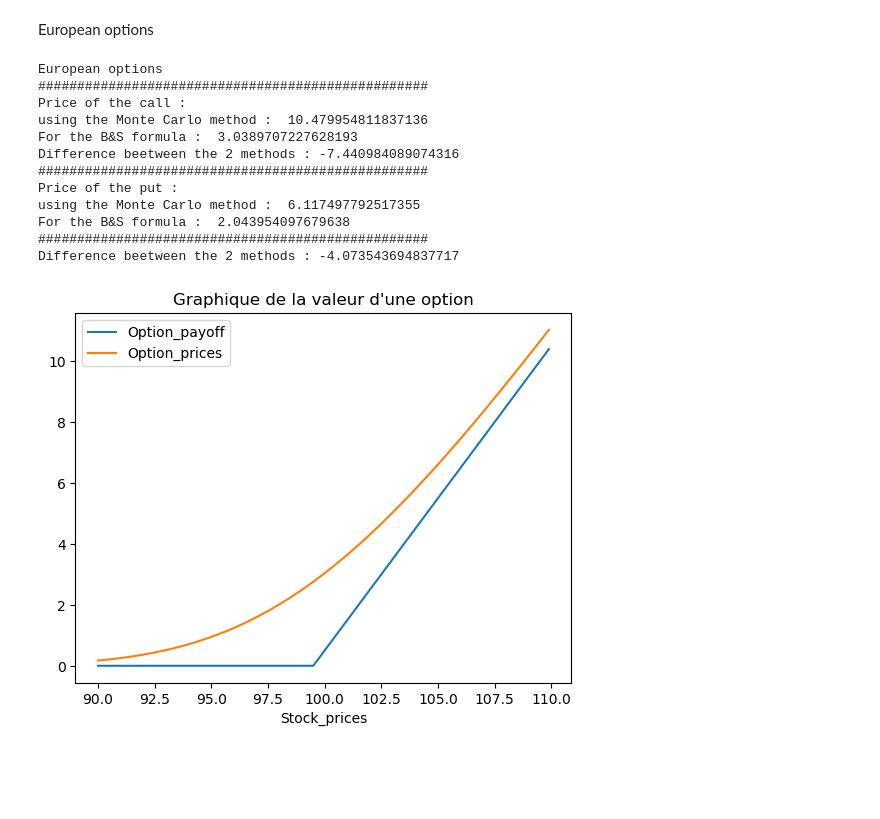
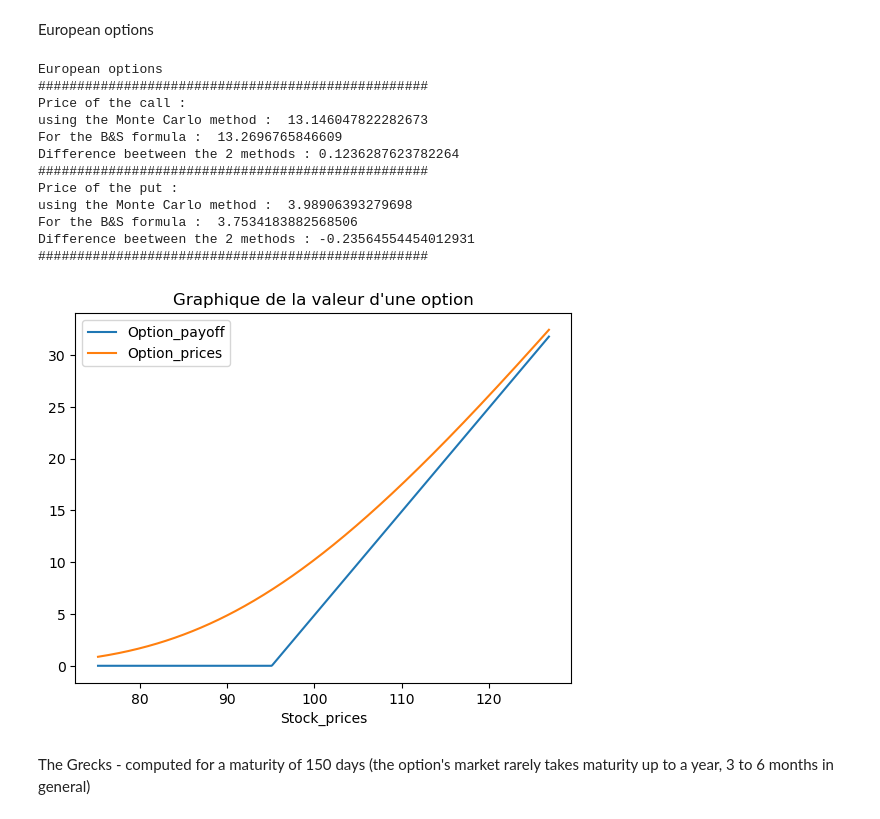
Before and after one commit to NicolasWalpoel/Finance_project, a Jupyter notebook: Option_pricing.ipynb, the cells around one changed output. Drawn from its saved outputs; the diff is of its cells as text; code cells hidden in the pictures; blank space fills up the shorter version.

```diff
--- a/Option_pricing.ipynb
+++ b/Option_pricing.ipynb
@@ -22,12 +20,11 @@ B&S model for vailla option pricing
 # %%
 ####### Model's parameters
 S = 100
-T = 25     # Time to maturity in days
+T = 250     # Time to maturity in days
 t = T/250    # Time to maturity in years counting 250 trading days
 r = 0.05
 vol = 0.20
 K = 100 * exp(-r*t)
-sigma = sqrt(vol)
 # %%
 def Actif_diffusion(Stock_price, rate, Vol, dt) :
     #dSt = rSt*dt + Vol*dWt
@@ -44,8 +41,7 @@ def Actif_diffusion(Stock_price, rate, Vol, dt) :
 # plt.show()
 
 ####### Monte Carlo for price diffusion in the B&S model
-Nombre_de_lancer = 100
-
+Nombre_de_lancer = 1000
 N_Stocks = []
 for num_difu in range(0, Nombre_de_lancer) :
     Stock = [S]
@@ -65,7 +61,6 @@ Final_prices = pd.DataFrame(N_Stocks).transpose().loc[T - 1]
 European options
 # %%
 ## In continuous time and trading for 250 days within a year
-Fwd_Payoff = Final_prices[:] - exp(-r*t)
 Call_Payoff = [max(x - K, 0) for x in Final_prices]
 Put_Payoff = [max(K - x, 0) for x in Final_prices]
 
@@ -84,40 +79,40 @@ print("#" * 50)
 print("Price of the call :")
 print("using the Monte Carlo method : ", Call_Price_Monte_Carlo)
 print("For the B&S formula : ", Call_Price_static)
 print("Difference beetween the 2 methods :", Call_Price_static - Call_Price_Monte_Carlo)
 print("#" * 50)
 print("Price of the put :")
 print("using the Monte Carlo method : ", Put_Price_Monte_Carlo)
 print("For the B&S formula : ", Put_Price_static)
+print("Difference beetween the 2 methods :", Put_Price_static - Put_Price_Monte_Carlo)
 print("#" * 50)
-print("Difference beetween the 2 methods :", Put_Price_static - Put_Price_Monte_Carlo)
 print("\n" )
 
 ## Graphs for the option value (intrinsic and payoff)
 Options = {"Stock_prices" : [], "Option_payoff" : [], "Option_prices" : []}
-Options["Stock_prices"] = [S + i/10.0 for i in range(-100, 100, 1)]
+Options["Stock_prices"] = [S + i/10.0 for i in range(-round(np.log(T) * 45), round(np.log(T)) * 45, 1)]
 # We use this technic in order to make small incrementes of S, if not we get cases where the payoff function is not linear after K
 # One can try using : Options["Stock_prices"] = [i for i in range(S-20, S+20, 1)]
 Options["Option_payoff"] = [max(i - K, 0) for i in Options["Stock_prices"]]
 
 for Stock_price in Options["Stock_prices"] :
     d1 = (log(Stock_price/K) + (r + (vol**2)/2) * t) / (vol * sqrt(t))
     d2 = d1 - vol * sqrt(t)
-    Options["Option_prices"].append(Stock_price*norm.cdf(d1) - K*exp(-r*t)*norm.cdf(d2))
+    Options["Option_prices"].append(Stock_price*norm.cdf(d1) - K*norm.cdf(d2))
 
 pd.DataFrame(Options).set_index("Stock_prices").plot(title = "Graphique de la valeur d'une option")
 plt.show()
 # %% [output]
 European options
 ##################################################
 Price of the call :
-using the Monte Carlo method :  10.479954811837136
-For the B&S formula :  3.0389707227628193
-Difference beetween the 2 methods : -7.440984089074316
+using the Monte Carlo method :  13.146047822282673
+For the B&S formula :  13.2696765846609
+Difference beetween the 2 methods : 0.1236287623782264
 ##################################################
 Price of the put :
-using the Monte Carlo method :  6.117497792517355
-For the B&S formula :  2.043954097679638
+using the Monte Carlo method :  3.98906393279698
+For the B&S formula :  3.7534183882568506
+Difference beetween the 2 methods : -0.23564554454012931
 ##################################################
-Difference beetween the 2 methods : -4.073543694837717
-[figure, old version]
+[figure, new version]
@@ -126,3 +119,5 @@ The Grecks
+# %% [markdown]
+The Grecks - computed for a maturity of 150 days (the option's market rarely takes maturity up to a year, 3 to 6 months in general)
 # %%
 Delta = norm.cdf(d1)
 Gamma = norm.pdf(d1) / (S * vol * sqrt(t))
```
Also changed, not shown: parts of 8 cells of this notebook.
